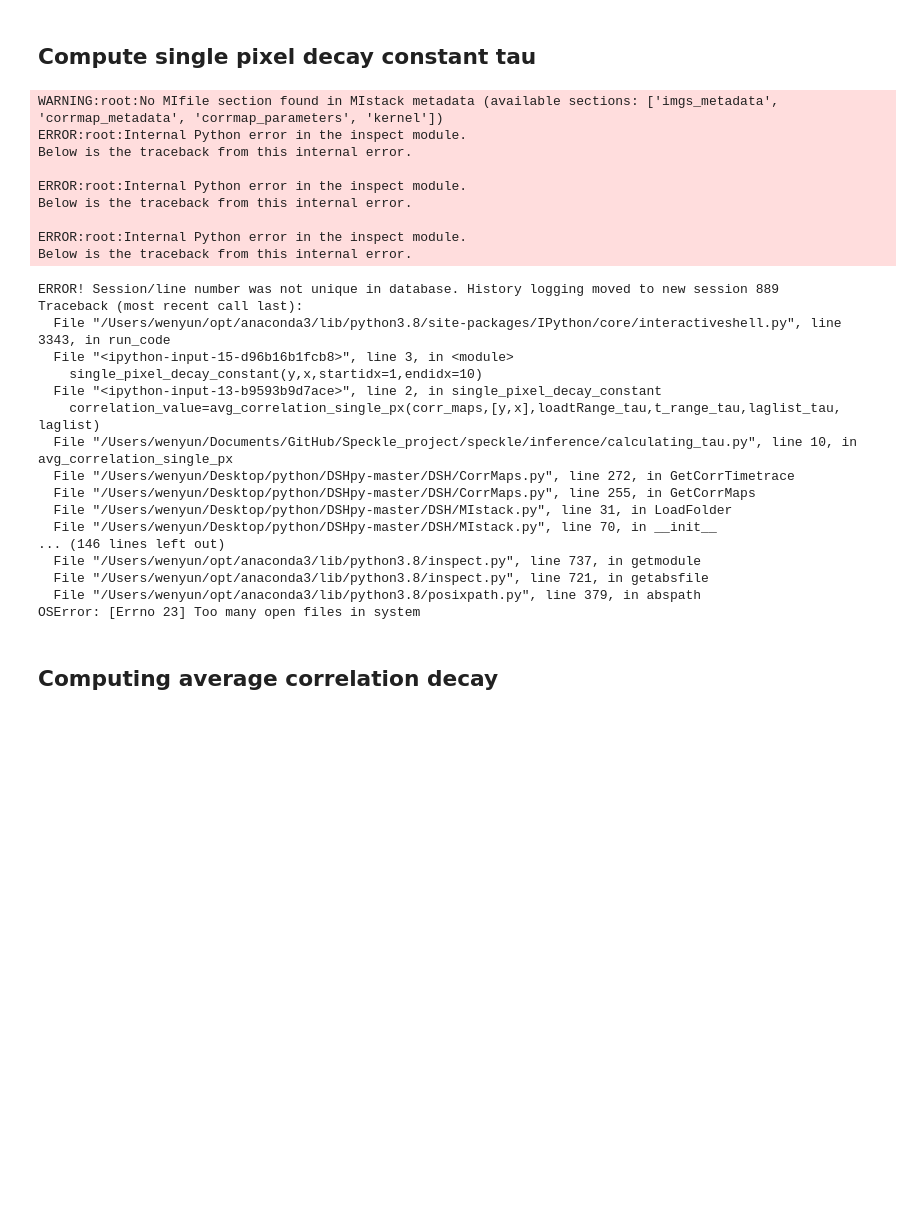
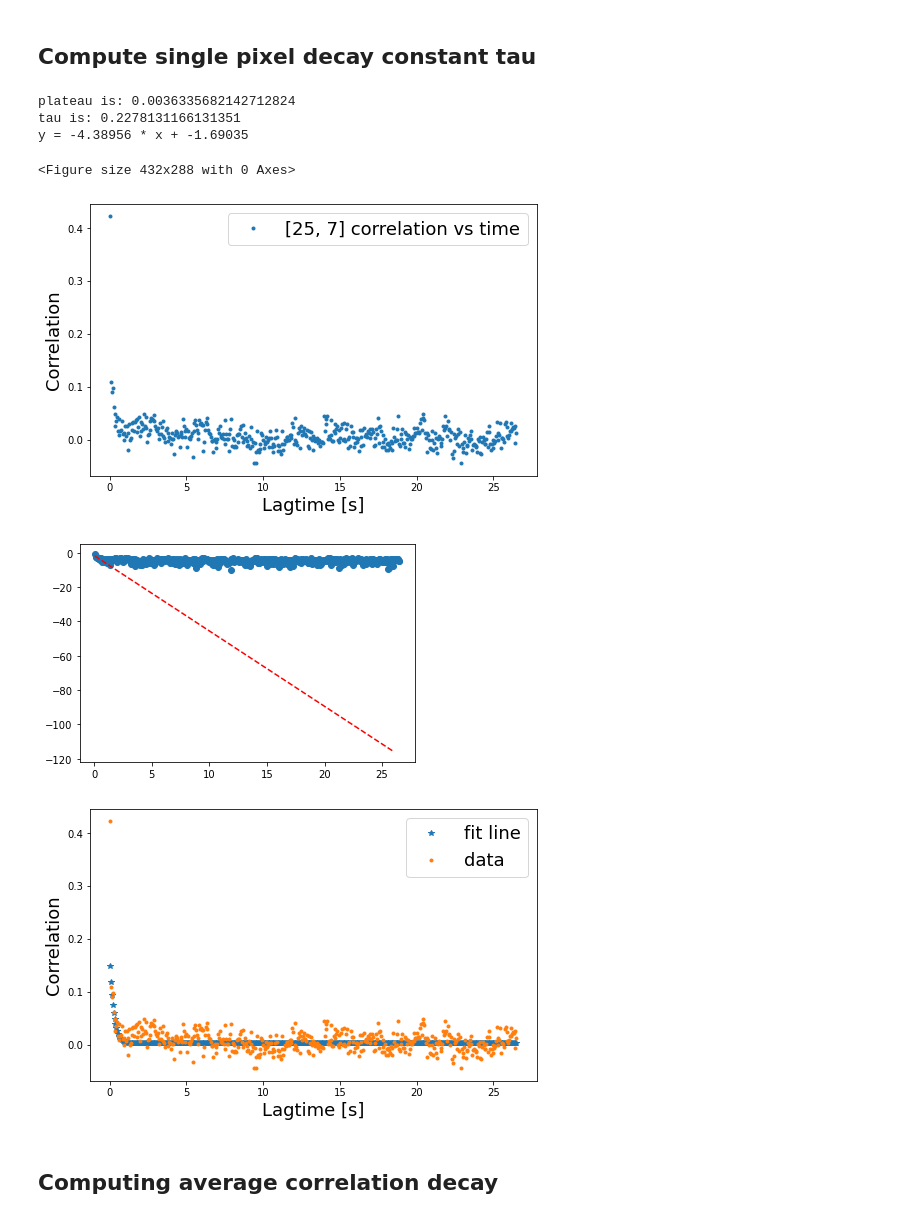
Before and after one commit to wwy-wwy-wwy/Speckle_project, a Jupyter notebook: 7hours.ipynb, the cells around one changed output. Cells and saved outputs as stored; diff of their text form; code cells hidden in the pictures; blank space fills up the shorter version.

```diff
--- a/7hours.ipynb
+++ b/7hours.ipynb
@@ -229,16 +228,16 @@ pickle.dump(heatmap_masked, open(foldername+'_heatmap_masked_decay_1_lagtime_'+s
 # %% [markdown]
 ## Compute single pixel decay constant tau
 # %%
-numberT_average_tau=100
+numberT_average_tau=200
 loadtRange_tau = [0,200,round(200/numberT_average_tau)]
 t_range_tau=range(0,200,round(200/numberT_average_tau))
-laglist_tau=list(range(5,900,5))
+laglist_tau=list(range(1,500,1))
 lagtime_tau= [element * framespeed for element in laglist_tau]
 # %%
 def single_pixel_decay_constant(y,x,startidx=1,endidx=10):
     correlation_value=avg_correlation_single_px(corr_maps,[y,x],loadtRange_tau,t_range_tau,laglist_tau, laglist)
     plt.figure()
-    plot_correlation_vs_lagtime(correlation_value,lagtime_tau)
+    plot_correlation_vs_lagtime([y,x],correlation_value,lagtime_tau)
     length=len(correlation_value)
     plateau=np.mean(correlation_value[length-int(length/9):length])
     print("plateau is:",plateau)
@@ -246,36 +245,17 @@ def single_pixel_decay_constant(y,x,startidx=1,endidx=10):
     decay_time, a,b =fit_exponential_decay(plateau,correlation_value,lagtime_tau,startidx,endidx, plotBoolean=True)
     reconstruct(lagtime_tau,plateau,correlation_value,a,b)
 # %%
-y=5
-x=5
+y=25
+x=7
 single_pixel_decay_constant(y,x,startidx=1,endidx=10)
 # %% [output]
-WARNING:root:No MIfile section found in MIstack metadata (available sections: ['imgs_metadata', 'corrmap_metadata', 'corrmap_parameters', 'kernel'])
-ERROR:root:Internal Python error in the inspect module.
-Below is the traceback from this internal error.
-
-ERROR:root:Internal Python error in the inspect module.
-Below is the traceback from this internal error.
-
-ERROR:root:Internal Python error in the inspect module.
-Below is the traceback from this internal error.
+plateau is: 0.0036335682142712824
+tau is: 0.2278131166131351
+y = -4.38956 * x + -1.69035
-ERROR! Session/line number was not unique in database. History logging moved to new session 889
-Traceback (most recent call last):
-  File "/Users/wenyun/opt/anaconda3/lib/python3.8/site-packages/IPython/core/interactiveshell.py", line 3343, in run_code
-  File "<ipython-input-15-d96b16b1fcb8>", line 3, in <module>
-    single_pixel_decay_constant(y,x,startidx=1,endidx=10)
-  File "<ipython-input-13-b9593b9d7ace>", line 2, in single_pixel_decay_constant
-    correlation_value=avg_correlation_single_px(corr_maps,[y,x],loadtRange_tau,t_range_tau,laglist_tau, laglist)
-  File "/Users/wenyun/Documents/GitHub/Speckle_project/speckle/inference/calculating_tau.py", line 10, in avg_correlation_single_px
-  File "/Users/wenyun/Desktop/python/DSHpy-master/DSH/CorrMaps.py", line 272, in GetCorrTimetrace
-  File "/Users/wenyun/Desktop/python/DSHpy-master/DSH/CorrMaps.py", line 255, in GetCorrMaps
-  File "/Users/wenyun/Desktop/python/DSHpy-master/DSH/MIstack.py", line 31, in LoadFolder
-  File "/Users/wenyun/Desktop/python/DSHpy-master/DSH/MIstack.py", line 70, in __init__
-... (146 lines left out)
-  File "/Users/wenyun/opt/anaconda3/lib/python3.8/inspect.py", line 737, in getmodule
-  File "/Users/wenyun/opt/anaconda3/lib/python3.8/inspect.py", line 721, in getabsfile
-  File "/Users/wenyun/opt/anaconda3/lib/python3.8/posixpath.py", line 379, in abspath
-OSError: [Errno 23] Too many open files in system
+<Figure size 432x288 with 0 Axes>
+[figure, added]
+[figure, added]
+[figure, added]
 # %% [markdown]
 ## Computing average correlation decay
 # %%
```
Also changed, not shown: parts of 2 cells of this notebook, 2 other files.
